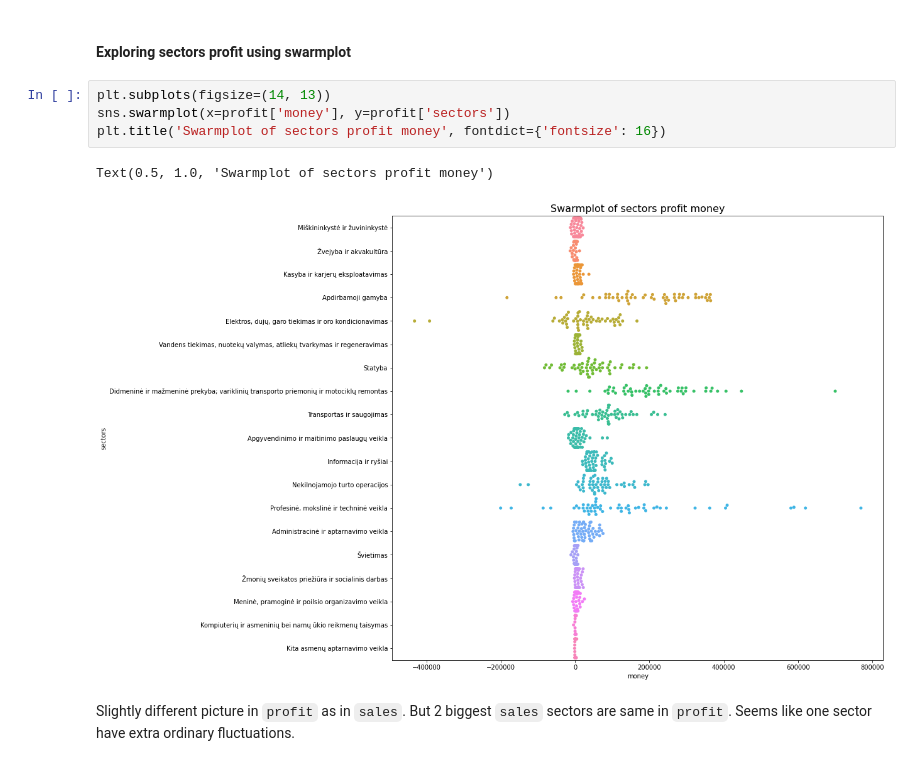
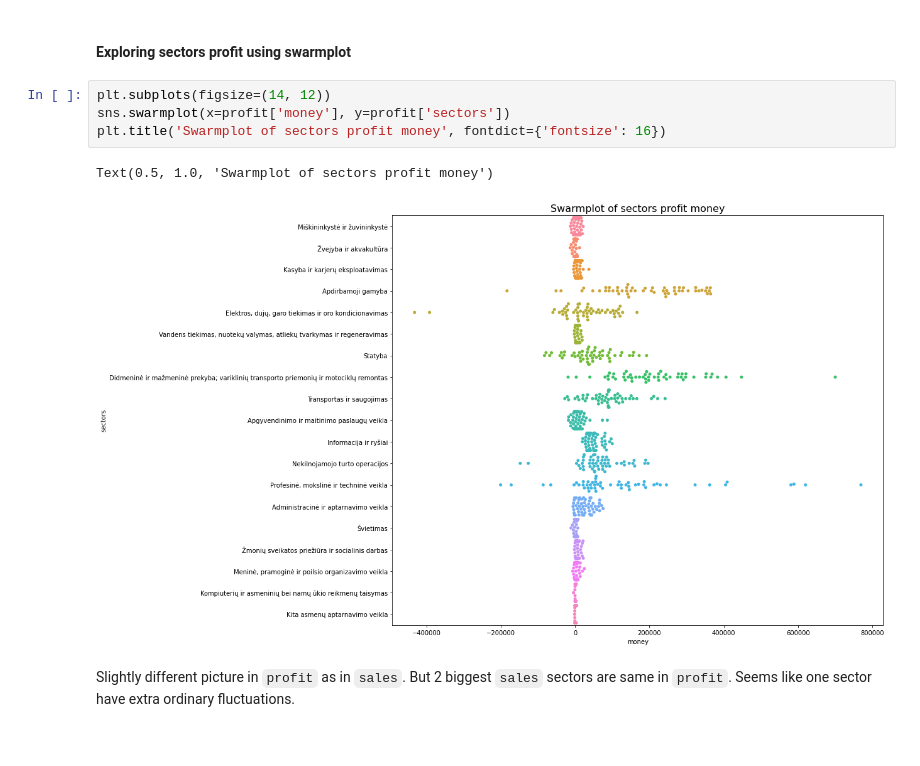
Before and after one commit to Venckus/lt-sectors-analysis, a Jupyter notebook: lt_economy_sectors.ipynb, the cells around one changed output. Saved outputs shown, nothing was run; the diff lists cells and outputs as text.

```diff
--- a/lt_economy_sectors.ipynb
+++ b/lt_economy_sectors.ipynb
@@ -552,12 +556,12 @@ Name: money, dtype: float64
 # %% [markdown]
 #### Exploring sectors profit using swarmplot
 # %%
-plt.subplots(figsize=(14, 13))
+plt.subplots(figsize=(14, 12))
 sns.swarmplot(x=profit['money'], y=profit['sectors'])
 plt.title('Swarmplot of sectors profit money', fontdict={'fontsize': 16})
 # %% [output]
 Text(0.5, 1.0, 'Swarmplot of sectors profit money')
-[figure, old version]
+[figure, new version]
 # %% [markdown]
 Slightly different picture in `profit` as in `sales`. But 2 biggest `sales` sectors are same in `profit`. Seems like one sector have extra ordinary fluctuations.
 # %% [markdown]
```
Also changed, not shown: parts of 19 cells of this notebook.
